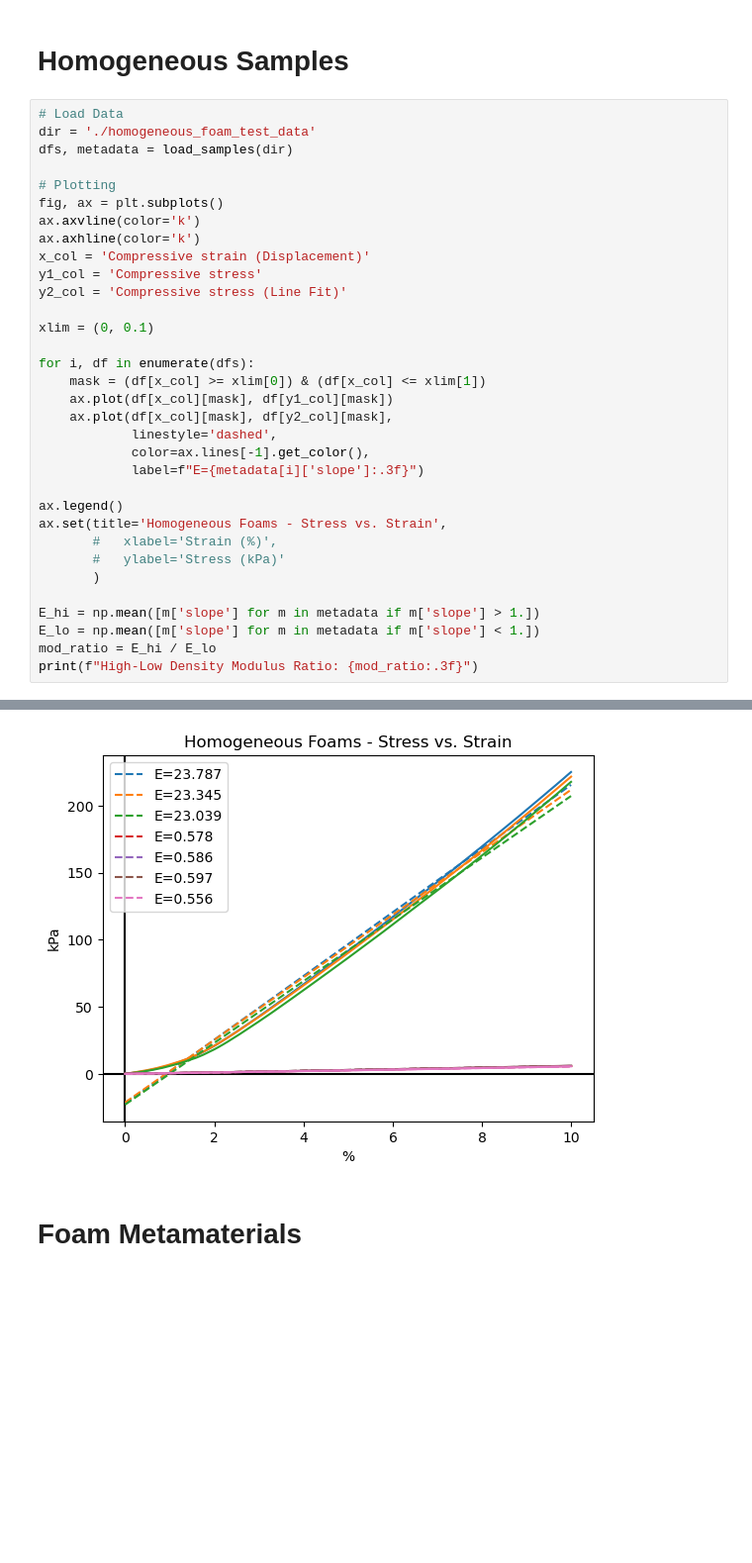
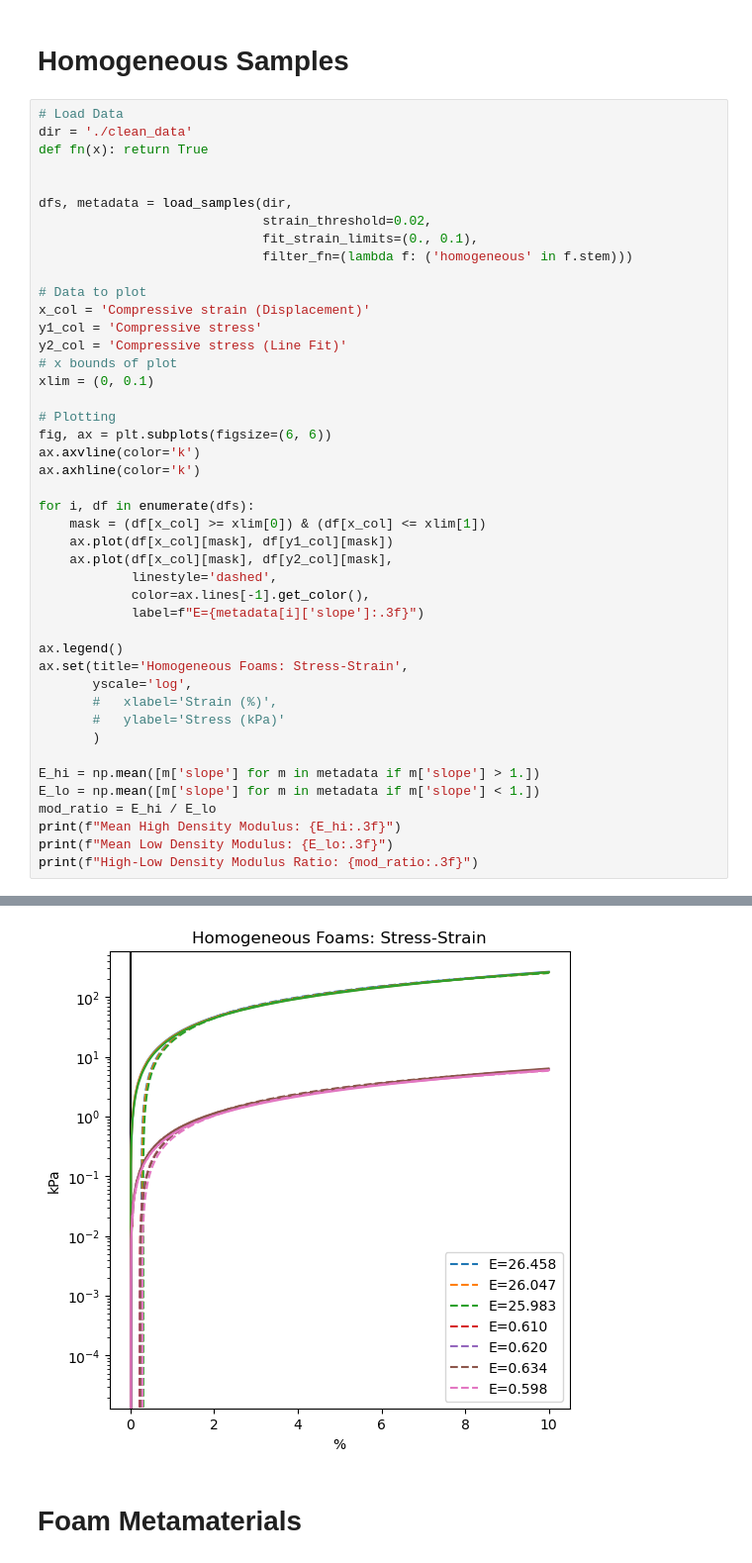
Before and after one commit to TransformativeRoboticsLab/FDE-Metamaterials, a Jupyter notebook: data/instron_tests/analysis.ipynb, the cells around one changed output, grey strips where cells are left out. Shown at 99% size. Drawn from its saved outputs; the diff is of its cells as text; blank space fills up the shorter version.

```diff
--- a/data/instron_tests/analysis.ipynb
+++ b/data/instron_tests/analysis.ipynb
@@ -18,18 +18,26 @@ ureg.mpl_formatter = "{:~P}"
 # Homogeneous Samples
 # %%
 # Load Data
-dir = './homogeneous_foam_test_data'
-dfs, metadata = load_samples(dir)
+dir = './clean_data'
+def fn(x): return True
 
-# Plotting
-fig, ax = plt.subplots()
-ax.axvline(color='k')
-ax.axhline(color='k')
+
+dfs, metadata = load_samples(dir,
+                             strain_threshold=0.02,
+                             fit_strain_limits=(0., 0.1),
+                             filter_fn=(lambda f: ('homogeneous' in f.stem)))
+
+# Data to plot
 x_col = 'Compressive strain (Displacement)'
 y1_col = 'Compressive stress'
 y2_col = 'Compressive stress (Line Fit)'
+# x bounds of plot
+xlim = (0, 0.1)
 
-xlim = (0, 0.1)
+# Plotting
+fig, ax = plt.subplots(figsize=(6, 6))
+ax.axvline(color='k')
+ax.axhline(color='k')
 
 for i, df in enumerate(dfs):
     mask = (df[x_col] >= xlim[0]) & (df[x_col] <= xlim[1])
@@ -40,7 +48,8 @@ for i, df in enumerate(dfs):
             label=f"E={metadata[i]['slope']:.3f}")
 
 ax.legend()
-ax.set(title='Homogeneous Foams - Stress vs. Strain',
+ax.set(title='Homogeneous Foams: Stress-Strain',
+       yscale='log',
        #   xlabel='Strain (%)',
        #   ylabel='Stress (kPa)'
        )
@@ -48,5 +57,7 @@ ax.set(title='Homogeneous Foams - Stress vs. Strain',
 E_hi = np.mean([m['slope'] for m in metadata if m['slope'] > 1.])
 E_lo = np.mean([m['slope'] for m in metadata if m['slope'] < 1.])
 mod_ratio = E_hi / E_lo
+print(f"Mean High Density Modulus: {E_hi:.3f}")
+print(f"Mean Low Density Modulus: {E_lo:.3f}")
 print(f"High-Low Density Modulus Ratio: {mod_ratio:.3f}")
 # %% [output]
@@ -54,4 +67,4 @@ High-Low Density Modulus Ratio: 40.370
-[figure, old version]
+[figure, new version]
 # %% [markdown]
 # Foam Metamaterials
 # %%
```
Also changed, not shown: parts of 3 cells of this notebook.
